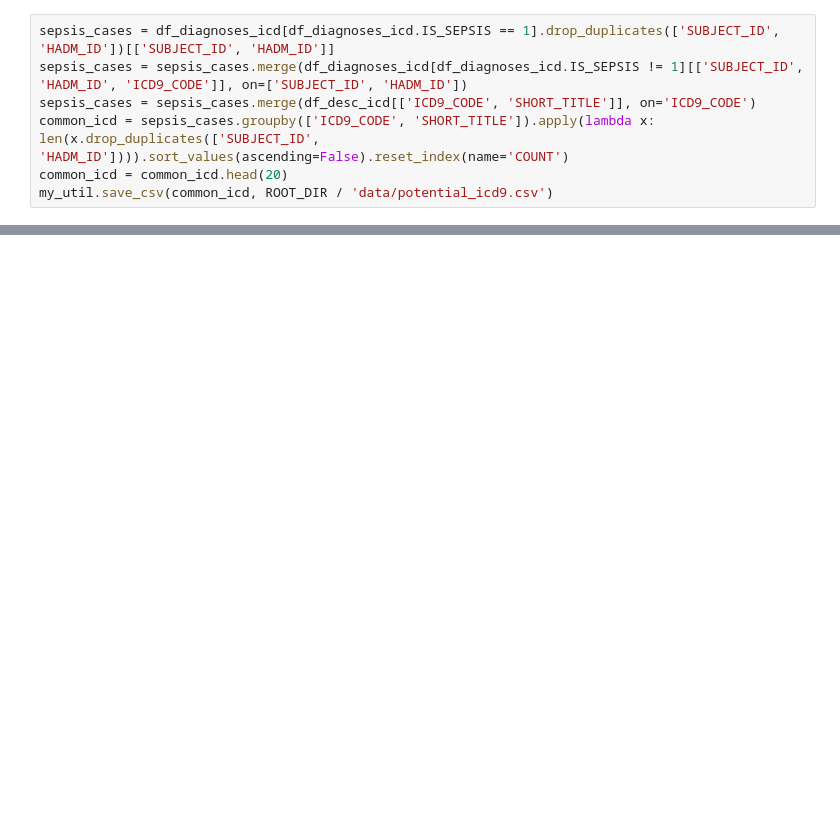
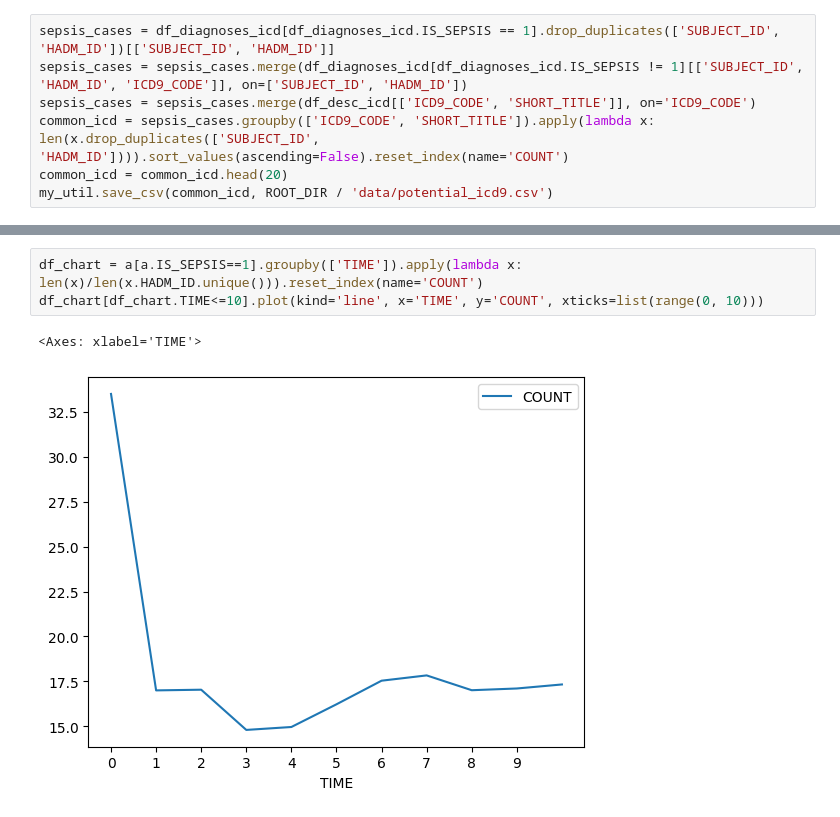
Before and after one commit to 23233408/CAPSTONE, a Jupyter notebook: Kha Huynh/Data cleansing/Datacleaning.ipynb, the cells around one changed output, grey strips where cells are left out. Saved outputs shown, nothing was run; the diff lists cells and outputs as text; blank space fills up the shorter version.

```diff
--- a/Kha Huynh/Data cleansing/Datacleaning.ipynb
+++ b/Kha Huynh/Data cleansing/Datacleaning.ipynb
@@ -421,0 +463,6 @@ my_util.save_csv(common_icd, ROOT_DIR / 'data/potential_icd9.csv')
+# %%
+df_chart = a[a.IS_SEPSIS==1].groupby(['TIME']).apply(lambda x: len(x)/len(x.HADM_ID.unique())).reset_index(name='COUNT')
+df_chart[df_chart.TIME<=10].plot(kind='line', x='TIME', y='COUNT', xticks=list(range(0, 10)))
+# %% [output]
+<Axes: xlabel='TIME'>
+[figure, added]
```
Also changed, not shown: parts of 11 cells of this notebook.
